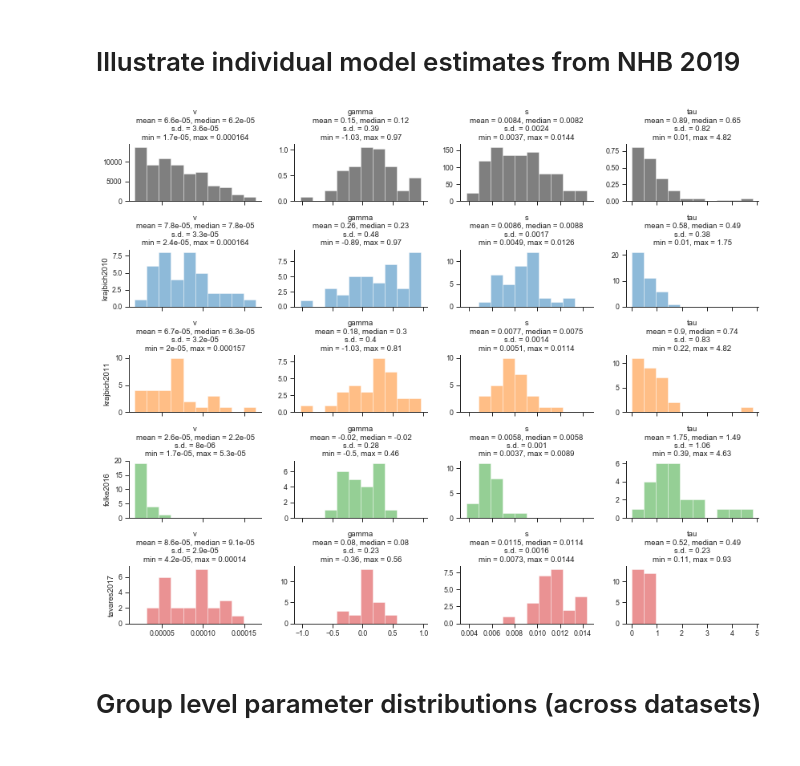
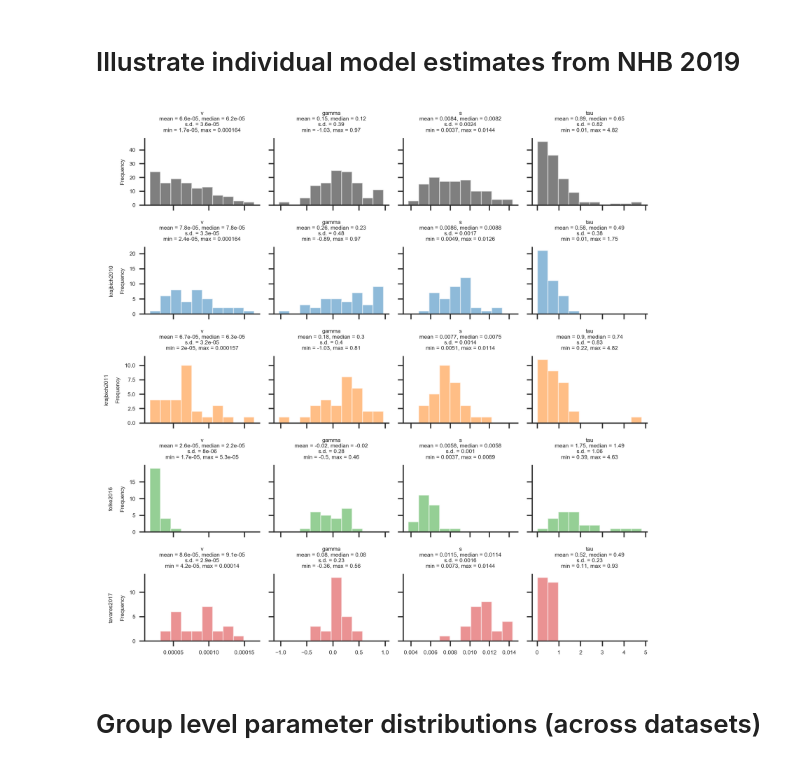
Before and after one commit to glamlab/glambox, a Jupyter notebook: SI_derivation_of_hyperpriors.ipynb, the cells around one changed output. Drawn from its saved outputs; the diff is of its cells as text; code cells hidden in the pictures.

Commit message:
reran hyperprior nb and remade figures

```diff
--- a/SI_derivation_of_hyperpriors.ipynb
+++ b/SI_derivation_of_hyperpriors.ipynb
@@ -42,61 +42,83 @@ estimates.head(3)
 # %% [markdown]
 # Illustrate individual model estimates from NHB 2019
 # %%
+parameters = ['v', 'gamma', 's', 'tau']
+fontsize = 5
 n_bins = 10
 
 precision = dict(v=6, gamma=2, s=4, tau=2)
 
 datasets = estimates['dataset'].unique()
 
-fig, axs = plt.subplots(len(datasets) + 1, len(parameters),
-                        figsize=(gb.plots.cm2inch(30, 24)),
-                        sharex='col')
+fig, axs = plt.subplots(len(datasets) + 1,
+                        len(parameters),
+                        figsize=(gb.plots.cm2inch(18, 18)),
+                        dpi=330,
+                        sharex='col',
+                        sharey='row')
 
 for p, parameter in enumerate(parameters):
-    bins = np.linspace(estimates[parameter].min(),
-                       estimates[parameter].max(),
+    bins = np.linspace(estimates[parameter].min(), estimates[parameter].max(),
                        n_bins + 1)
     mean = np.mean(estimates.loc[:, parameter])
     median = np.percentile(estimates.loc[:, parameter], 50)
     maximum = np.max(estimates.loc[:, parameter])
     minimum = np.min(estimates.loc[:, parameter])
     sd = np.std(estimates.loc[:, parameter])
 
-    axs[0, p].set_title(parameter +
-                        '\nmean = {}, median = {}\ns.d. = {}\nmin = {}, max = {}'.format(
-                            *[np.round(x, precision[parameter])
-                              for x in [mean, median, sd, minimum, maximum]]))
+    axs[0, p].set_title(
+        parameter +
+        '\nmean = {}, median = {}\ns.d. = {}\nmin = {}, max = {}'.format(*[
+            np.round(x, precision[parameter])
+            for x in [mean, median, sd, minimum, maximum]
+        ]),
+        fontsize=fontsize)
     axs[0, p].hist(estimates.loc[:, parameter],
                    bins=bins,
                    color='black',
                    alpha=0.5,
-                   edgecolor='white',
-                   density=True)
+                   edgecolor='white')
+    if p == 0:
+        axs[0, p].set_ylabel('Frequency', fontsize=fontsize)
+
     for d, dataset in enumerate(datasets):
         if p == 0:
-            axs[d + 1, 0].set_ylabel(dataset)
-        axs[d + 1, p].hist(estimates.loc[estimates['dataset'] == dataset, parameter],
-                   alpha=0.5,
-                   edgecolor='white',
-                   bins=bins,
-                           color='C{}'.format(d),
-                   density=False)
+            axs[d + 1, 0].set_ylabel(dataset + '\n\nFrequency',
+                                     fontsize=fontsize)
+        axs[d + 1, p].hist(
+            estimates.loc[estimates['dataset'] == dataset, parameter],
+            alpha=0.5,
+            edgecolor='white',
+            bins=bins,
+            color='C{}'.format(d),
+            density=False)
 
-        mean = np.mean(estimates.loc[estimates['dataset'] == dataset, parameter])
-        median = np.percentile(estimates.loc[estimates['dataset'] == dataset, parameter], 50)
+        mean = np.mean(
+            estimates.loc[estimates['dataset'] == dataset, parameter])
+        median = np.percentile(
+            estimates.loc[estimates['dataset'] == dataset, parameter], 50)
         sd = np.std(estimates.loc[estimates['dataset'] == dataset, parameter])
-        maximum = np.max(estimates.loc[estimates['dataset'] == dataset, parameter])
-        minimum = np.min(estimates.loc[estimates['dataset'] == dataset, parameter])
+        maximum = np.max(
+            estimates.loc[estimates['dataset'] == dataset, parameter])
+        minimum = np.min(
+            estimates.loc[estimates['dataset'] == dataset, parameter])
 
-        axs[d + 1, p].set_title(parameter +
-                                '\nmean = {}, median = {}\ns.d. = {}\nmin = {}, max = {}'.format(
-                                    *[np.round(x, precision[parameter])
-                                      for x in [mean, median, sd,minimum, maximum]]))
+        axs[d + 1, p].set_title(
+            parameter +
+            '\nmean = {}, median = {}\ns.d. = {}\nmin = {}, max = {}'.format(*[
+                np.round(x, precision[parameter])
+                for x in [mean, median, sd, minimum, maximum]
+            ]),
+            fontsize=fontsize)
+
+for ax in axs.ravel():
+    ax.tick_params(axis='both', which='major', labelsize=fontsize)
 
 fig.tight_layout()
 sns.despine()
+plt.savefig('si/individual_estimates_nhb2019.png', dpi=330)
 # %% [output]
-[figure, old version]
+[figure, new version]
 # %% [markdown]
 # Group level parameter distributions (across datasets)
 # %%
```
Also changed, not shown: parts of 4 cells of this notebook, 2 other files.
